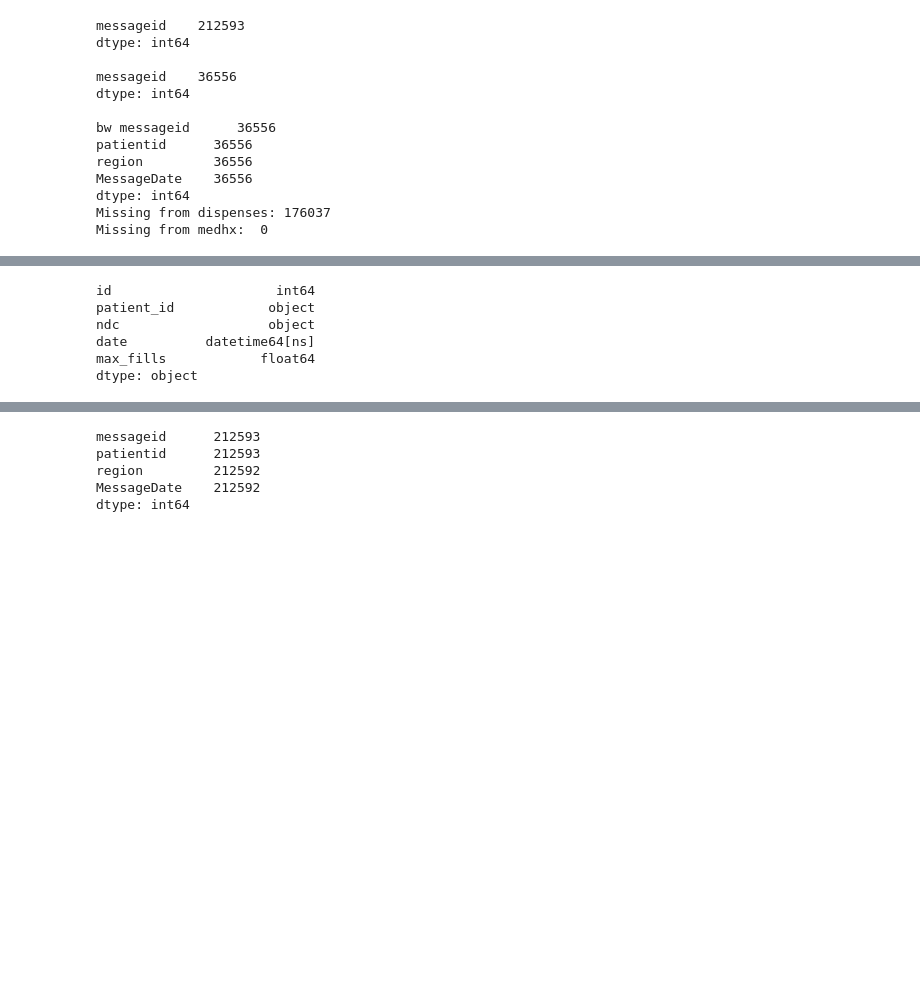
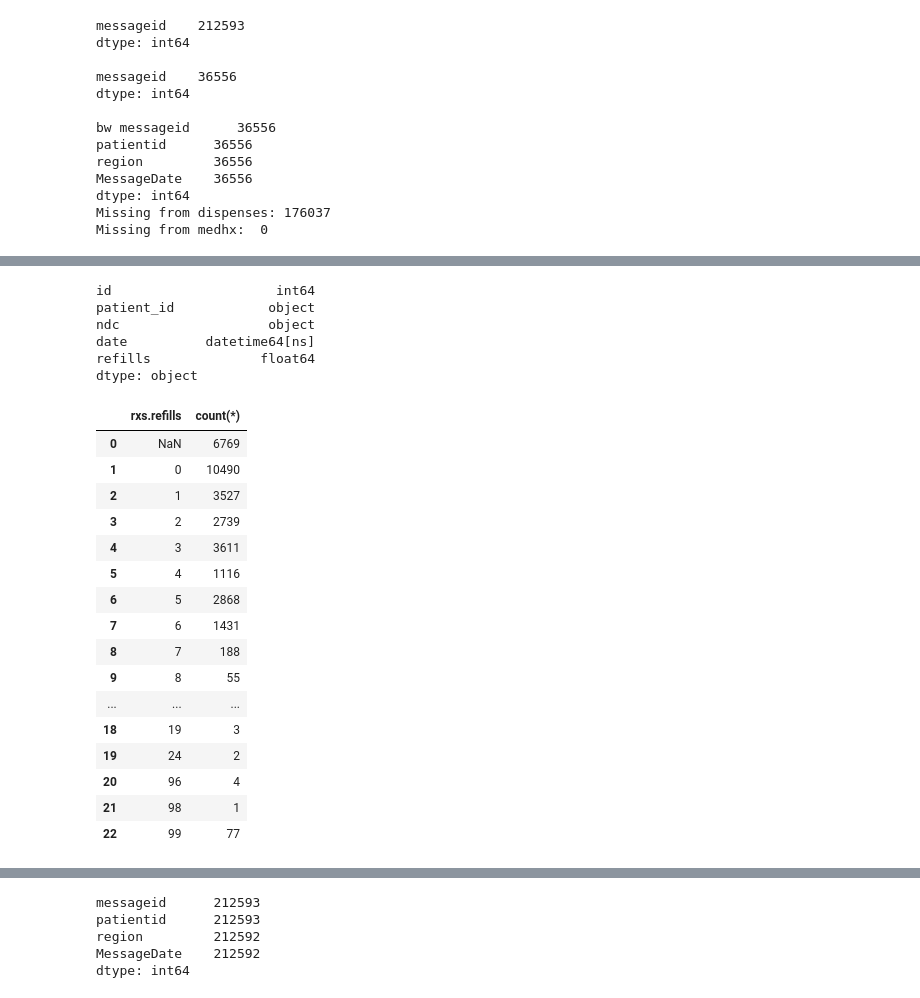
Before and after one commit to jmandel/bch-rx-challenge, a Jupyter notebook: SureScripts Analysis.ipynb, the cells around one changed output, grey strips where cells are left out. Saved outputs shown, nothing was run; the diff lists cells and outputs as text; code cells hidden in the pictures; blank space fills up the shorter version.

```diff
--- a/SureScripts Analysis.ipynb
+++ b/SureScripts Analysis.ipynb
@@ -77,15 +107,41 @@ table_rxs = table_rxs.rename(columns={
 # %%
 import sqlite3
-conn = sqlite3.connect('/tmp/surescripts.sqlite')
-
+conn = sqlite3.connect('rxnorm/py-umls/databases/rxnorm.db')
 
 print table_rxs.dtypes
 pd.io.sql.to_sql(table_rxs, 'rxs', conn, if_exists='replace', index=False)
 pd.io.sql.to_sql(table_fills, 'fills', conn, if_exists='replace', index=False)
+pd.io.sql.to_sql(table_pts, 'pts', conn, if_exists='replace', index=False)
 # %% [output]
 id                     int64
 patient_id            object
 ndc                   object
 date          datetime64[ns]
-max_fills            float64
+refills              float64
 dtype: object
+# %%
+pd.io.sql.read_sql("""
+  SELECT rxs.refills, count(*)
+    from rxs
+    join drug_treatments_by_ndc t on t.ndc=rxs.ndc
+    where t.treatment_intent='Asthma'
+    group by rxs.refills
+""", conn)
+# %% [output]
+|  | rxs.refills | count(*) |
+| 0 | NaN | 6769 |
+| 1 | 0 | 10490 |
+| 2 | 1 | 3527 |
+| 3 | 2 | 2739 |
+| 4 | 3 | 3611 |
+| 5 | 4 | 1116 |
+| 6 | 5 | 2868 |
+| 7 | 6 | 1431 |
+| 8 | 7 | 188 |
+| 9 | 8 | 55 |
+| ... | ... | ... |
+| 18 | 19 | 3 |
+| 19 | 24 | 2 |
+| 20 | 96 | 4 |
+| 21 | 98 | 1 |
+| 22 | 99 | 77 |
```
Also changed, not shown: parts of 9 cells of this notebook, 3 other files.
